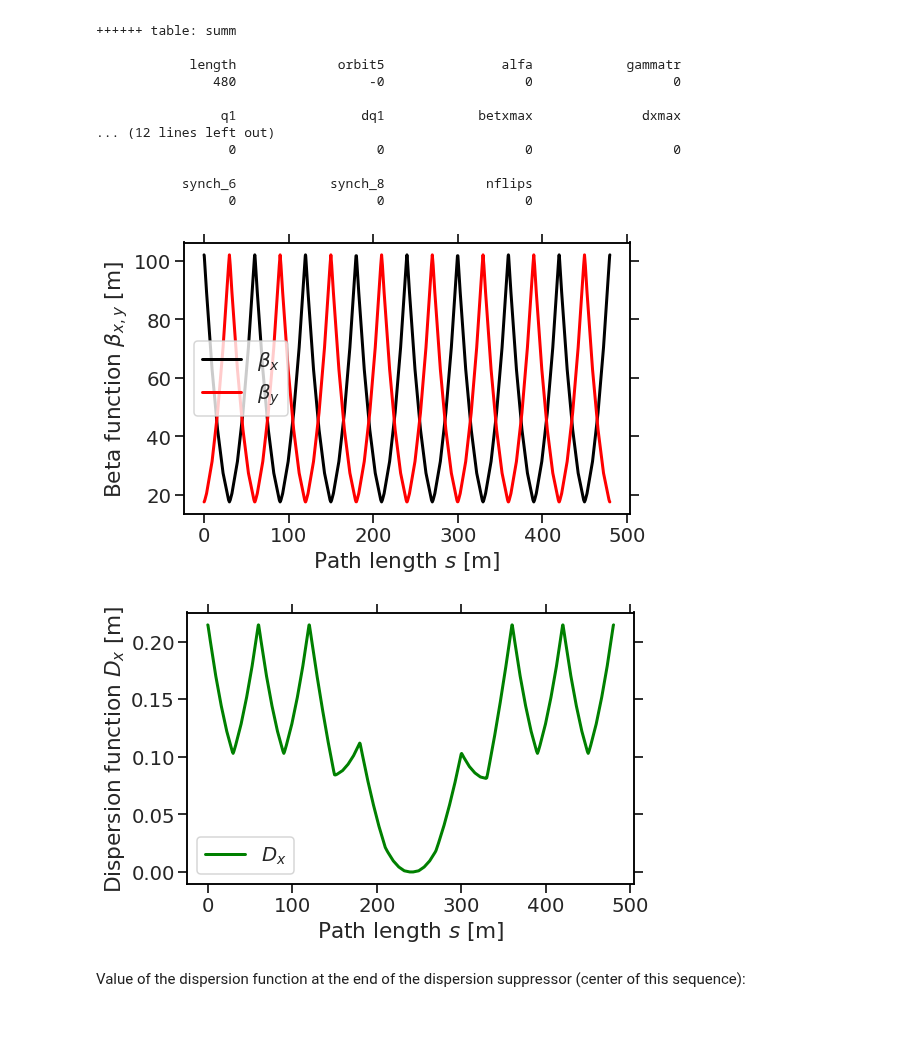
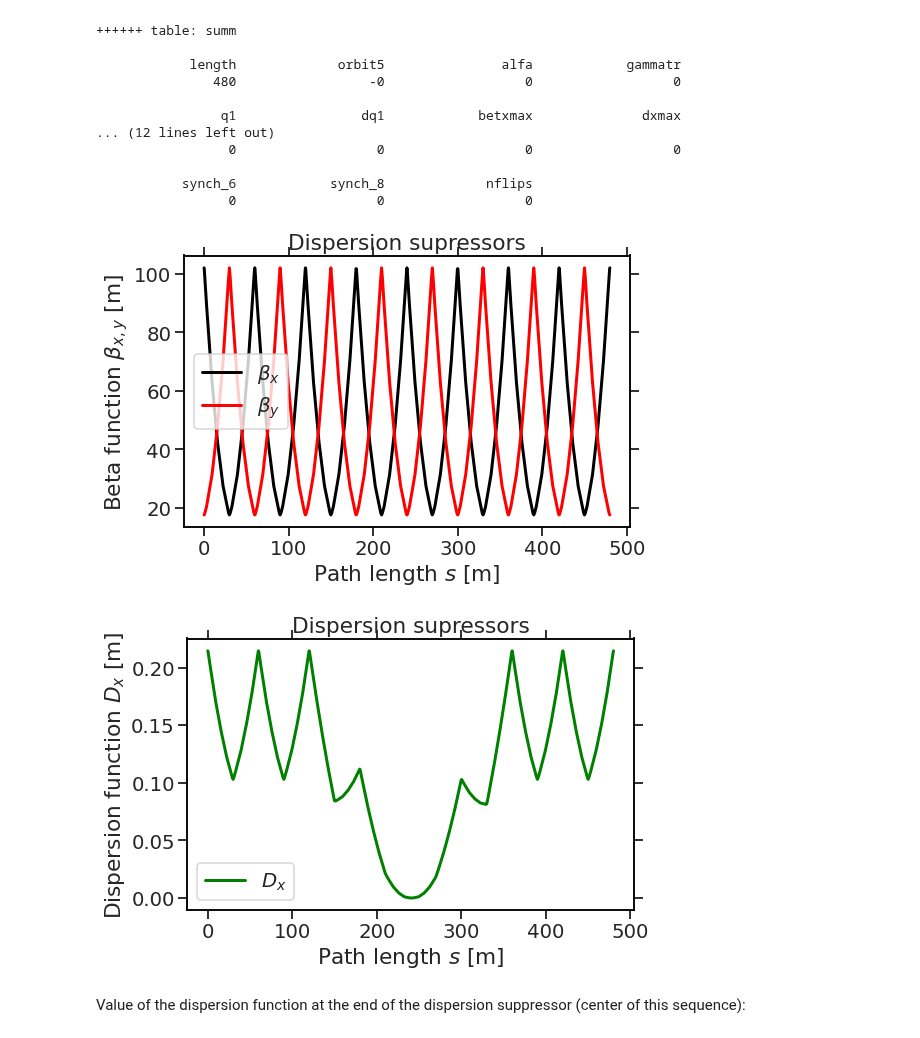
Before and after one commit to youcann/JUAS-2022-accelerator-workshop-group10, a Jupyter notebook: JUAS22_AccDesign_Topic-III-Lattice-Design.ipynb, the cells around one changed output. Cells and saved outputs as stored; diff of their text form; code cells hidden in the pictures.

```diff
--- a/JUAS22_AccDesign_Topic-III-Lattice-Design.ipynb
+++ b/JUAS22_AccDesign_Topic-III-Lattice-Design.ipynb
@@ -803,20 +796,22 @@ final orbit vector:     0.000000E+00  0.000000E+00  0.000000E+00  0.000000E+00
 # %%
 plt.figure(figsize=(8, 5))
 plt.plot(twiss['s'], twiss['betx'], label=r'$\beta_x$', color='black')
 plt.plot(twiss['s'], twiss['bety'], label=r'$\beta_y$', color='red')
 plt.xlabel('Path length $s$ [m]')
 plt.ylabel(r'Beta function $\beta_{x,y}$ [m]')
+plt.title('Dispersion supressors')
 plt.legend();
 # %% [output]
-[figure, old version]
+[figure, new version]
 # %%
 plt.figure(figsize=(8, 5))
 plt.plot(twiss['s'], twiss['Dx'], label=r'$D_x$', color='green')
 plt.xlabel('Path length $s$ [m]')
 plt.ylabel(r'Dispersion function $D_x$ [m]')
+plt.title('Dispersion supressors')
 plt.legend();
 # %% [output]
-[figure, old version]
+[figure, new version]
 # %% [markdown]
 Value of the dispersion function at the end of the dispersion suppressor (center of this sequence):
 # %%
```
Also changed, not shown: parts of 15 cells of this notebook.
